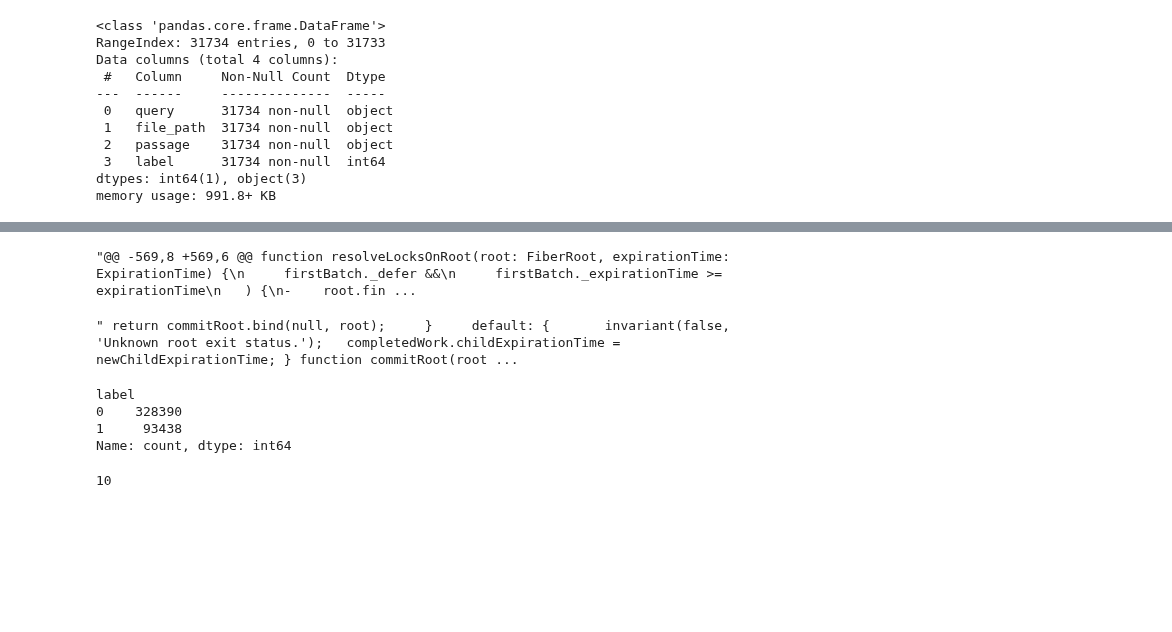
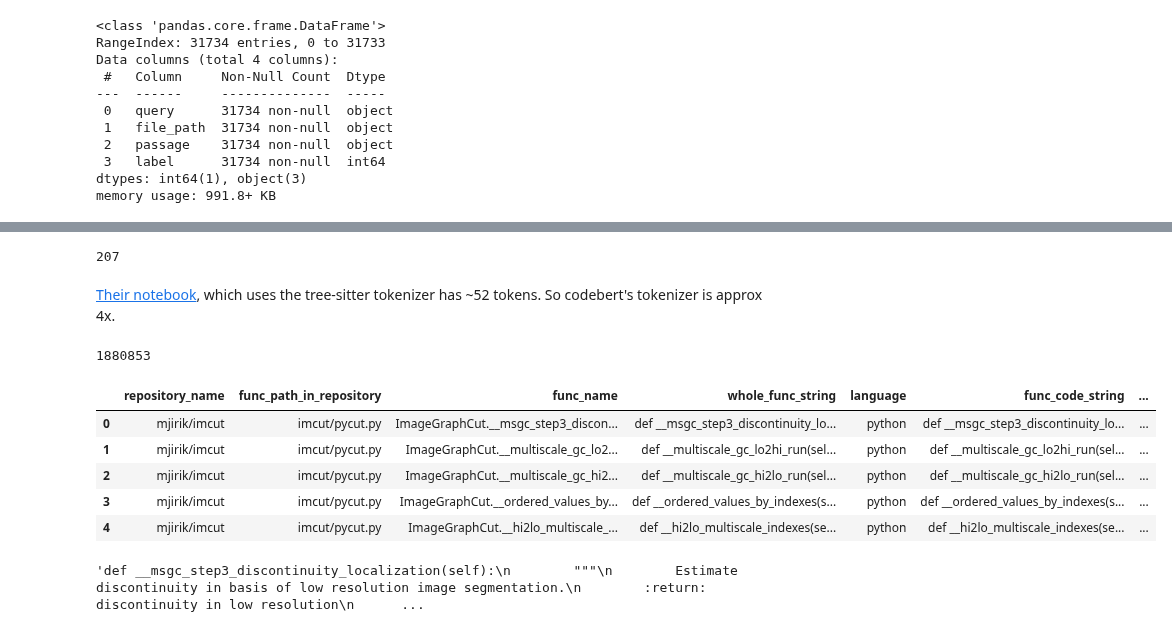
Before and after one commit to Siddharth-Gandhi/ds, a Jupyter notebook: notebooks/debug.ipynb, the cells around one changed output, grey strips where cells are left out. Saved outputs shown, nothing was run; the diff lists cells and outputs as text; code cells hidden in the pictures; blank space fills up the shorter version.

```diff
--- a/notebooks/debug.ipynb
+++ b/notebooks/debug.ipynb
@@ -220,15 +187,29 @@ memory usage: 1.2+ MB
+# %%
+len([tokenizer.decode(i) for i in full_tokenize(code_string, tokenizer)])
+# %% [output]
+207
+# %% [markdown]
+[Their notebook](https://github.com/github/CodeSearchNet/blob/master/notebooks/ExploreData.ipynb), which uses the tree-sitter tokenizer has ~52 tokens. So codebert's tokenizer is approx 4x.
+# %%
+from datasets import load_dataset
+dataset = load_dataset("code_search_net")
+# %%
+csn_df = dataset['train'].to_pandas()
+# %%
+TOTAL_ROWS = csn_df.shape[0]
+TOTAL_ROWS
+# %% [output]
+1880853
+# %%
+csn_df.head()
+# %% [output]
+|  | repository_name | func_path_in_repository | func_name | whole_func_string | language | func_code_string | ... |
+| 0 | mjirik/imcut | imcut/pycut.py | ImageGraphCut.__msgc_step3_discon... | def __msgc_step3_discontinuity_lo... | python | def __msgc_step3_discontinuity_lo... | ... |
+| 1 | mjirik/imcut | imcut/pycut.py | ImageGraphCut.__multiscale_gc_lo2... | def __multiscale_gc_lo2hi_run(sel... | python | def __multiscale_gc_lo2hi_run(sel... | ... |
+| 2 | mjirik/imcut | imcut/pycut.py | ImageGraphCut.__multiscale_gc_hi2... | def __multiscale_gc_hi2lo_run(sel... | python | def __multiscale_gc_hi2lo_run(sel... | ... |
+| 3 | mjirik/imcut | imcut/pycut.py | ImageGraphCut.__ordered_values_by... | def __ordered_values_by_indexes(s... | python | def __ordered_values_by_indexes(s... | ... |
+| 4 | mjirik/imcut | imcut/pycut.py | ImageGraphCut.__hi2lo_multiscale_... | def __hi2lo_multiscale_indexes(se... | python | def __hi2lo_multiscale_indexes(se... | ... |
 # %%
-code_df.iloc[0].SR_diff
+csn_df.iloc[0].whole_func_string
 # %% [output]
-"@@ -569,8 +569,6 @@ function resolveLocksOnRoot(root: FiberRoot, expirationTime: ExpirationTime) {\n     firstBatch._defer &&\n     firstBatch._expirationTime >= expirationTime\n   ) {\n-    root.fin ...
+'def __msgc_step3_discontinuity_localization(self):\n        """\n        Estimate discontinuity in basis of low resolution image segmentation.\n        :return: discontinuity in low resolution\n      ...
-# %%
-triplets_df.iloc[3].passage
-# %% [output]
-" return commitRoot.bind(null, root);     }     default: {       invariant(false, 'Unknown root exit status.');   completedWork.childExpirationTime = newChildExpirationTime; } function commitRoot(root ...
-# %%
-triplets_df.label.value_counts()
-# %% [output]
-label
-0    328390
-1     93438
-Name: count, dtype: int64
@@ -248,11 +215,0 @@ repo_paths = [
-# %%
-dfs = []
-for repo in repo_paths:
-    gold_df_path = os.path.join('..', 'gold', repo, f'v2_{repo}_gpt4_train.parquet')
-    gold_df = pd.read_parquet(gold_df_path)
-    dfs.append(gold_df)
-
-print(len(dfs))
-big_gold_df = pd.concat(dfs, ignore_index=True)
-# %% [output]
-10
```
Also changed, not shown: parts of 19 cells of this notebook, 5 other files.
